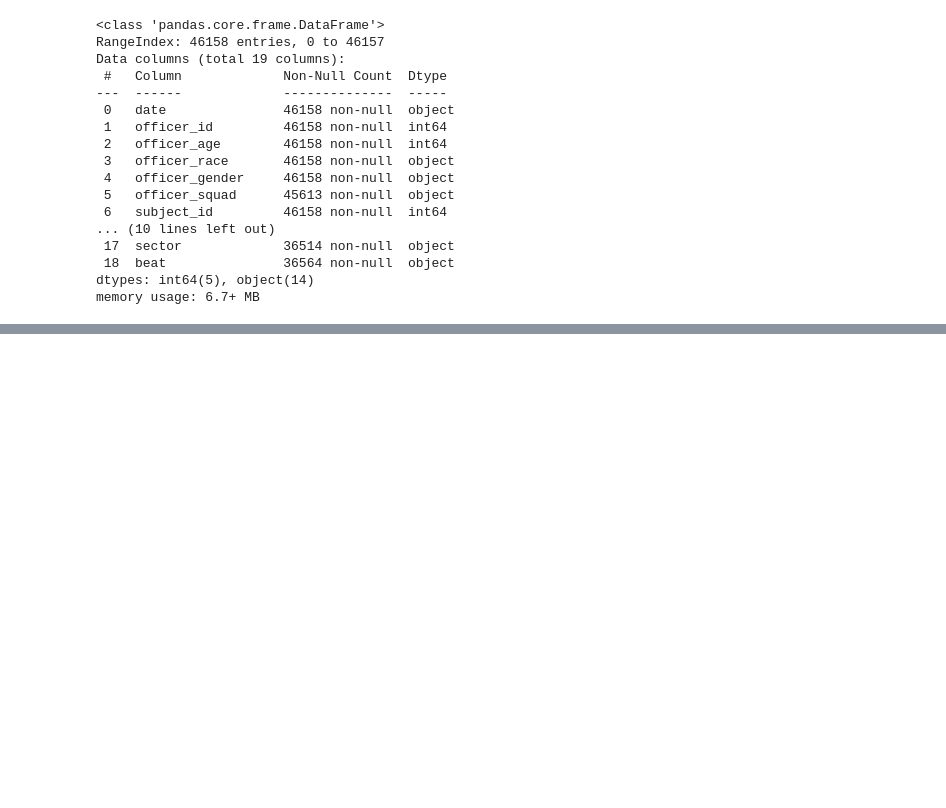
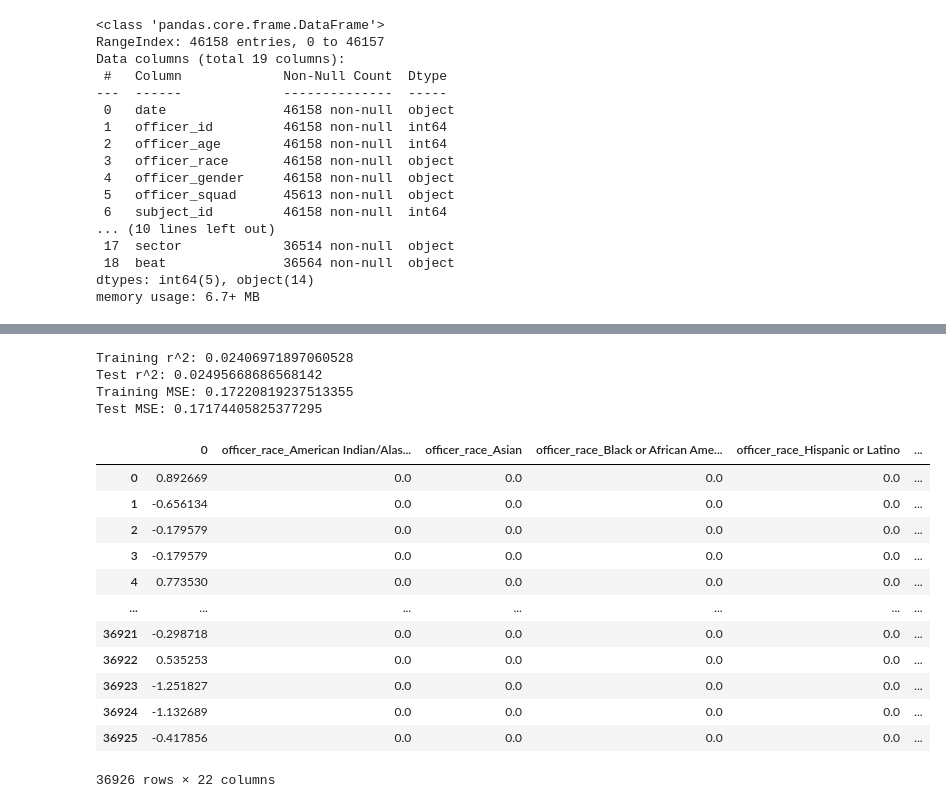
Before and after one commit to letruong711/Terry_Stop_Frisk, a Jupyter notebook: One Hot Encoding Reuploaded.ipynb, the cells around one changed output, grey strips where cells are left out. Cells and saved outputs as stored; diff of their text form; code cells hidden in the pictures; blank space fills up the shorter version.

```diff
--- a/One Hot Encoding Reuploaded.ipynb
+++ b/One Hot Encoding Reuploaded.ipynb
@@ -69,2 +124,42 @@ print(X.shape)
+# %%
+# Create X_cat which contains only the categorical variables
+features_cat = [col for col in X.columns if X[col].dtype in [np.object]]
+X_train_cat = X_train.loc[:, features_cat]
+X_test_cat = X_test.loc[:, features_cat]
+
+# Fill missing values with the string 'missing'
+X_train_cat.fillna(value='missing', inplace=True)
+X_test_cat.fillna(value='missing', inplace=True)
+# %%
+from sklearn.preprocessing import OneHotEncoder
+
+# OneHotEncode categorical variables
+ohe = OneHotEncoder(handle_unknown='ignore')
+
+# Transform training and test sets
+X_train_ohe = ohe.fit_transform(X_train_cat)
+X_test_ohe = ohe.transform(X_test_cat)
+
+# Convert these columns into a DataFrame
+columns = ohe.get_feature_names(input_features=X_train_cat.columns)
+cat_train_df = pd.DataFrame(X_train_ohe.todense(), columns=columns)
+cat_test_df = pd.DataFrame(X_test_ohe.todense(), columns=columns)
+# %%
+#combining all the X_train categorial and continuous data
+X_train_all = pd.concat([pd.DataFrame(X_train_imputed_scaled), cat_train_df], axis=1)
+X_test_all = pd.concat([pd.DataFrame(X_test_imputed_scaled), cat_test_df], axis=1)
+# %%
+linreg_all = LinearRegression()
+linreg_all.fit(X_train_all, y_train)
+
+print('Training r^2:', linreg_all.score(X_train_all, y_train))
+print('Test r^2:', linreg_all.score(X_test_all, y_test))
+print('Training MSE:', mean_squared_error(y_train, linreg_all.predict(X_train_all)))
+print('Test MSE:', mean_squared_error(y_test, linreg_all.predict(X_test_all)))
+# %% [output]
+Training r^2: 0.02406971897060528
+Test r^2: 0.02495668686568142
+Training MSE: 0.17220819237513355
+Test MSE: 0.17174405825377295
 # %%
 #Create a function within many Machine Learning Models
@@ -117,0 +217,16 @@ def models(X_train,Y_train):
+# %%
+X_train_all
+# %% [output]
+|  | 0 | officer_race_American Indian/Alas... | officer_race_Asian | officer_race_Black or African Ame... | officer_race_Hispanic or Latino | ... |
+| 0 | 0.892669 | 0.0 | 0.0 | 0.0 | 0.0 | ... |
+| 1 | -0.656134 | 0.0 | 0.0 | 0.0 | 0.0 | ... |
+| 2 | -0.179579 | 0.0 | 0.0 | 0.0 | 0.0 | ... |
+| 3 | -0.179579 | 0.0 | 0.0 | 0.0 | 0.0 | ... |
+| 4 | 0.773530 | 0.0 | 0.0 | 0.0 | 0.0 | ... |
+| ... | ... | ... | ... | ... | ... | ... |
+| 36921 | -0.298718 | 0.0 | 0.0 | 0.0 | 0.0 | ... |
+| 36922 | 0.535253 | 0.0 | 0.0 | 0.0 | 0.0 | ... |
+| 36923 | -1.251827 | 0.0 | 0.0 | 0.0 | 0.0 | ... |
+| 36924 | -1.132689 | 0.0 | 0.0 | 0.0 | 0.0 | ... |
+| 36925 | -0.417856 | 0.0 | 0.0 | 0.0 | 0.0 | ... |
+36926 rows × 22 columns
```
Also changed, not shown: parts of 12 cells of this notebook, 1 other file.
